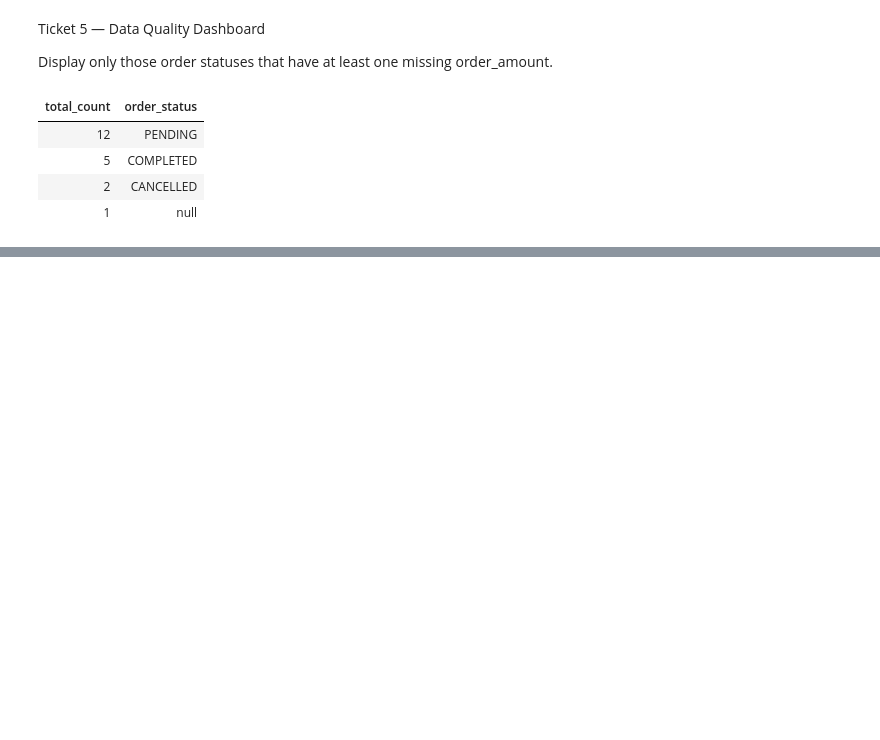
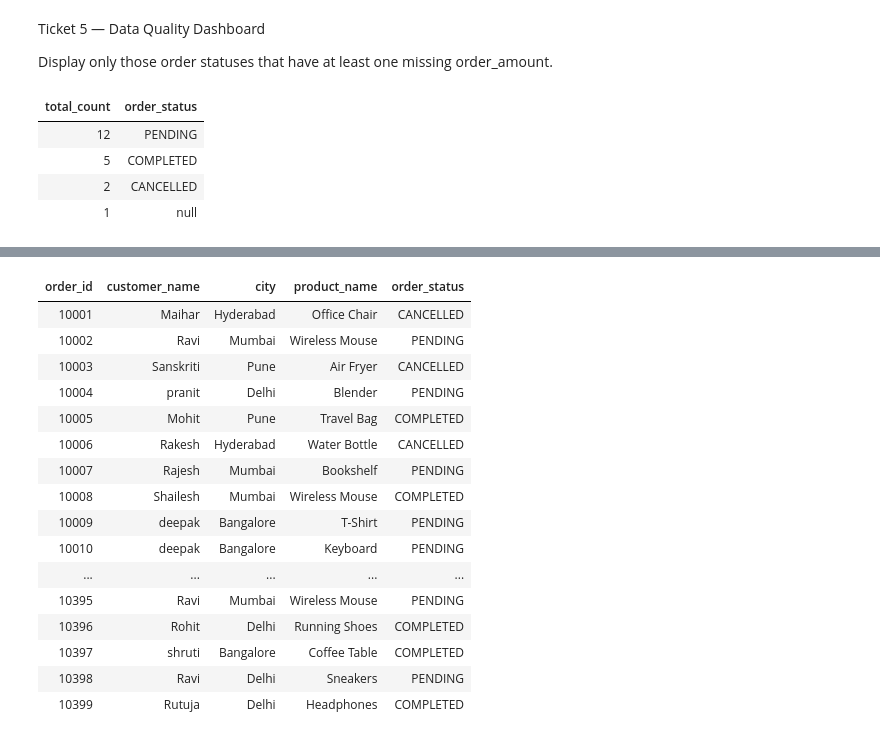
Before and after one commit to Deepak199954/retail-data-engineering-project, a Jupyter notebook: notebooks/sql/SQL _Fundamentals_Notebook.ipynb, the cells around one changed output, grey strips where cells are left out. Saved outputs shown, nothing was run; the diff lists cells and outputs as text; code cells hidden in the pictures; blank space fills up the shorter version.

```diff
--- a/notebooks/sql/SQL _Fundamentals_Notebook.ipynb
+++ b/notebooks/sql/SQL _Fundamentals_Notebook.ipynb
@@ -683,0 +1020,28 @@ select count(*) as total_count, order_status from orders where order_amount is n
+# %%
+select
+    o.order_id,
+    c.customer_name,
+    c.city,
+    o.product_name,
+    o.order_status
+from
+    orders o
+        inner join customers c  on o.customer_id = c.customer_id
+# %% [output]
+| order_id | customer_name | city | product_name | order_status |
+| 10001 | Maihar | Hyderabad | Office Chair | CANCELLED |
+| 10002 | Ravi | Mumbai | Wireless Mouse | PENDING |
+| 10003 | Sanskriti | Pune | Air Fryer | CANCELLED |
+| 10004 | pranit | Delhi | Blender | PENDING |
+| 10005 | Mohit | Pune | Travel Bag | COMPLETED |
+| 10006 | Rakesh | Hyderabad | Water Bottle | CANCELLED |
+| 10007 | Rajesh | Mumbai | Bookshelf | PENDING |
+| 10008 | Shailesh | Mumbai | Wireless Mouse | COMPLETED |
+| 10009 | deepak | Bangalore | T-Shirt | PENDING |
+| 10010 | deepak | Bangalore | Keyboard | PENDING |
+| ... | ... | ... | ... | ... |
+| 10395 | Ravi | Mumbai | Wireless Mouse | PENDING |
+| 10396 | Rohit | Delhi | Running Shoes | COMPLETED |
+| 10397 | shruti | Bangalore | Coffee Table | COMPLETED |
+| 10398 | Ravi | Delhi | Sneakers | PENDING |
+| 10399 | Rutuja | Delhi | Headphones | COMPLETED |
```
Also changed, not shown: parts of 23 cells of this notebook.
